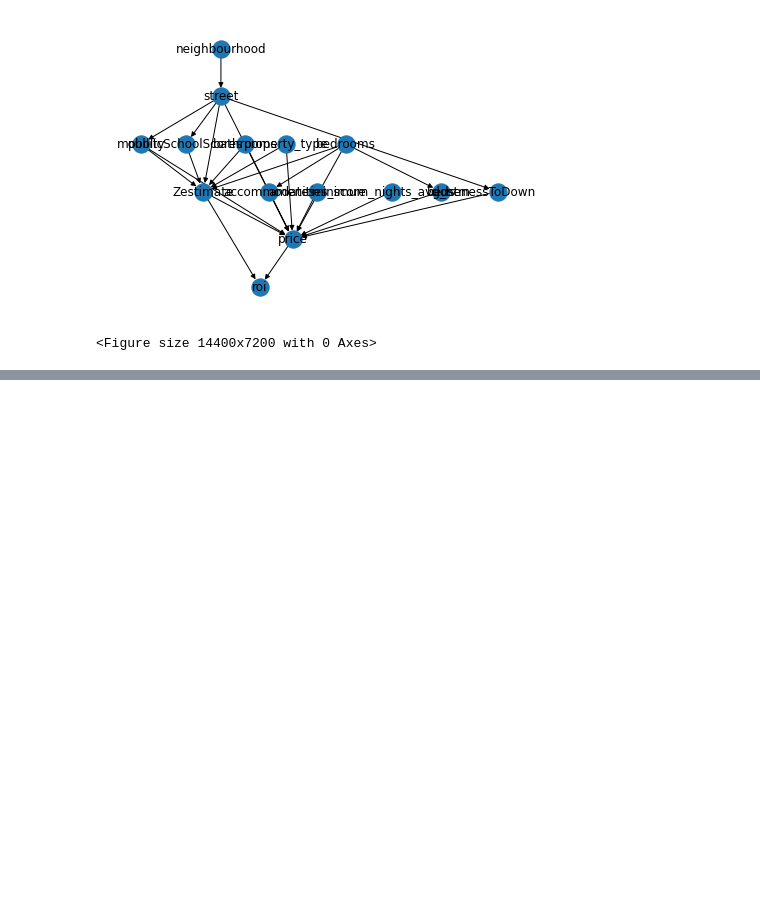
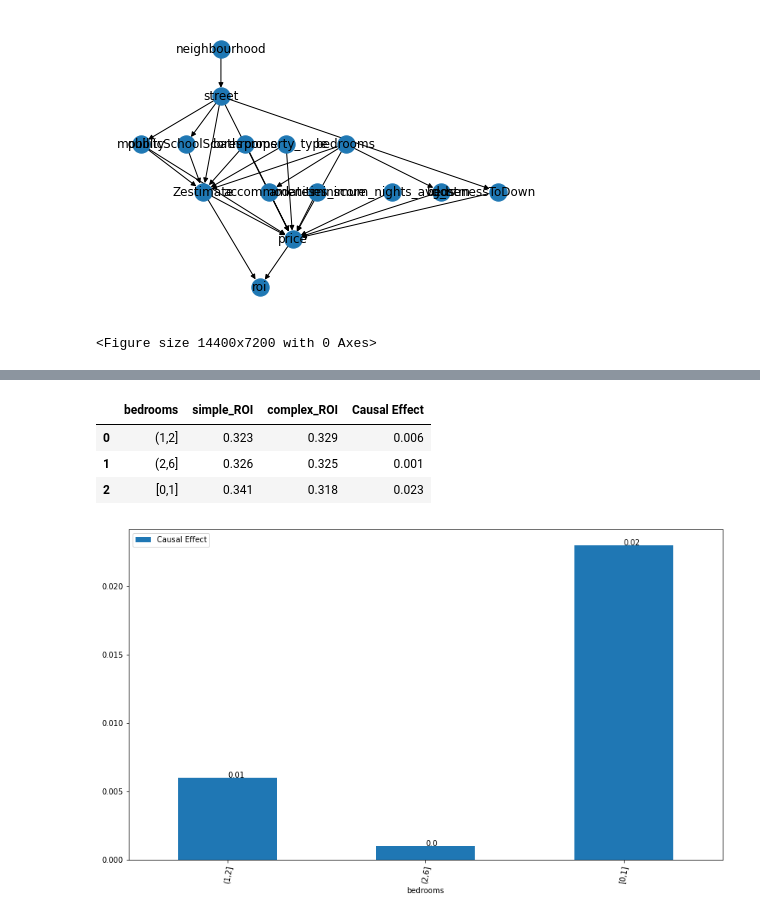
Before and after one commit to abdulrehman1997/Airbnb-analysis-using-causal-inference, a Jupyter notebook: airbnb_analysis.ipynb, the cells around one changed output, grey strips where cells are left out. Saved outputs shown, nothing was run; the diff lists cells and outputs as text; code cells hidden in the pictures; blank space fills up the shorter version.

```diff
--- a/airbnb_analysis.ipynb
+++ b/airbnb_analysis.ipynb
@@ -175,5 +158,3 @@ data_discrete.to_csv('data/final.csv')
-# %%
-data_discrete = pd.read_csv('data/final.csv')
 # %%
 data_discrete['mobility']= data_discrete[['bikeScore', 'walkScore', 'transitScore']].mean(axis=1)
 data_discrete
@@ -273,0 +509,11 @@ date and time = 09/12/2020 21:36:36
+# %%
+pyro.set_rng_seed(10)
+#Probability of ROI fixing the bedrooms using do operator
+for i in range(len(labels['mobility'])):
+    val = UsingDo('mobility', i)
+    print(labels['mobility'][i],':',val)
+print()
+pyro.set_rng_seed(10)
+for i in range(len(labels['mobility'])):
+    val = UsingConditional('mobility', i)
+    print(labels['mobility'][i],':',val)
@@ -273,0 +654,39 @@ date and time = 09/12/2020 21:36:36
+# %%
+
+pyro.set_rng_seed(10)
+new_df2 = pd.DataFrame(columns=['bedrooms', 'simple_ROI','complex_ROI','Causal Effect'])
+for i in range(len(params_bedrooms)):
+    intervention_model_simple = pyro.do(pyroModel, data={'bedrooms': torch.tensor(i)})
+    posterior_simple = pyro.infer.Importance(intervention_model_simple, num_samples=5000).run()
+    marginal_simple = EmpiricalMarginal(posterior_simple,"roi")
+    samples_simple = [marginal_simple().item() for _ in range(1000)]
+    unique, counts = np.unique(samples_simple, return_counts=True)
+    roi_neigh1 = counts[1]/sum(counts)
+
+
+    intervention_model_complex = pyro.do(pyroModel, data={'neighbourhood': torch.tensor(3),'amenities_score':torch.tensor(1),\
+                                                                'mobility':torch.tensor(4) , \
+                                                                'publicSchoolScores':torch.tensor(0),'property_type':torch.tensor(0),\
+                                                                'closenessToDowntown': torch.tensor(1), 'bedrooms': torch.tensor(i),\
+                                                                'bathrooms': torch.tensor(4)} )
+    posterior_complex = pyro.infer.Importance(intervention_model_complex, num_samples=5000).run()
+    marginal_complex = EmpiricalMarginal(posterior_complex,"roi")
+    samples_complex = [marginal_complex().item() for _ in range(1000)]
+    unique, counts = np.unique(samples_complex, return_counts=True)
+    roi_neigh2 = counts[1]/sum(counts)
+
+    new_df2.loc[i] = [labels['bedrooms'][i] , roi_neigh1, roi_neigh2, abs(roi_neigh2-roi_neigh1)]
+new_df2
+# %% [output]
+|  | bedrooms | simple_ROI | complex_ROI | Causal Effect |
+| 0 | (1,2] | 0.323 | 0.329 | 0.006 |
+| 1 | (2,6] | 0.326 | 0.325 | 0.001 |
+| 2 | [0,1] | 0.341 | 0.318 | 0.023 |
+# %%
+pyro.set_rng_seed(10)
+fig, ax = plt.subplots(figsize=(14,8))
+new_df2.plot.bar(x = 'bedrooms', y = ['Causal Effect'], rot = 80, ax = ax)
+for p in ax.patches:
+    ax.annotate(np.round(p.get_height(),decimals=2), (p.get_x()+p.get_width()/2., p.get_height()))
+# %% [output]
+[figure, added]
```
Also changed, not shown: parts of 37 cells of this notebook, 1 other file.
